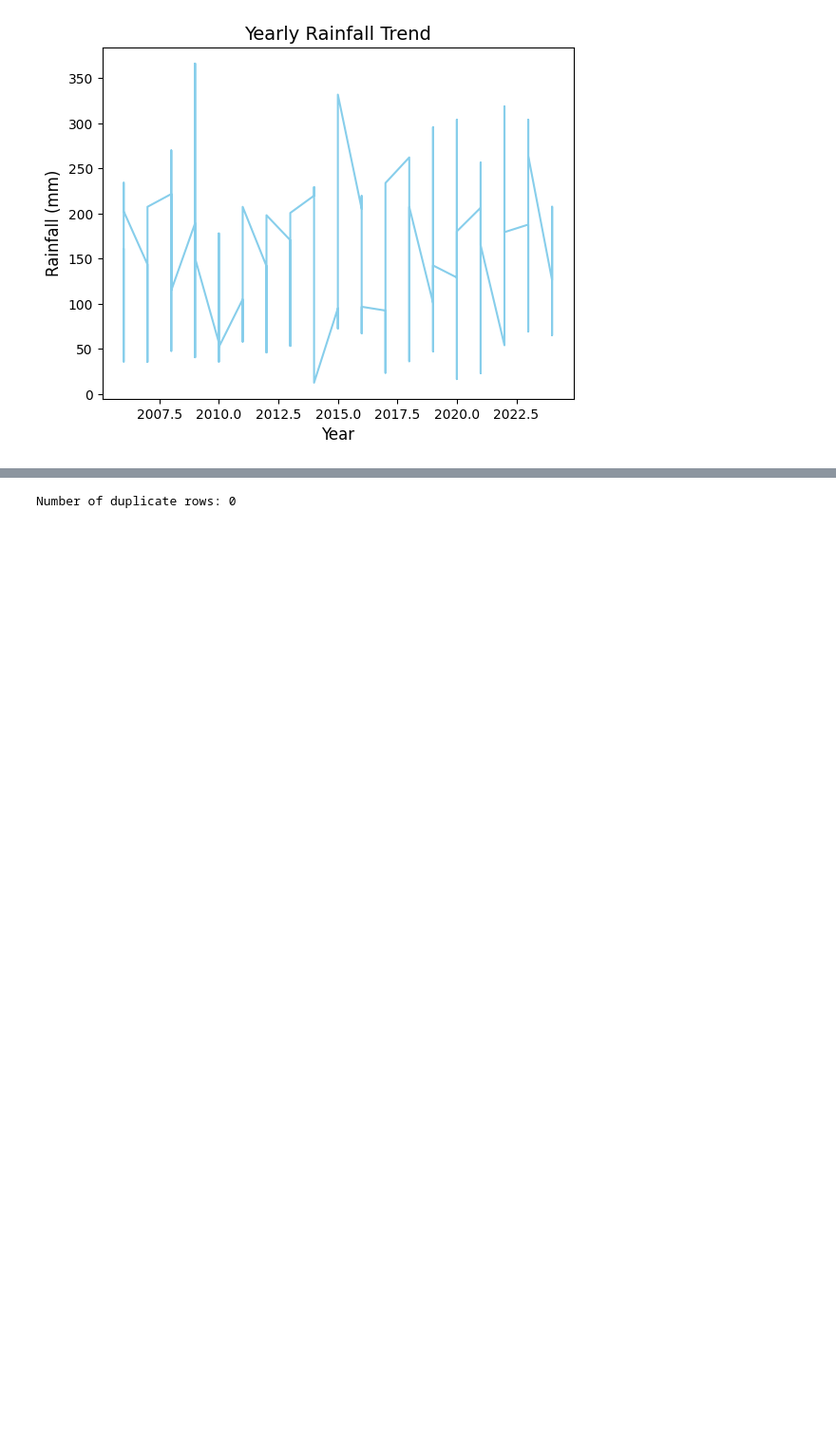
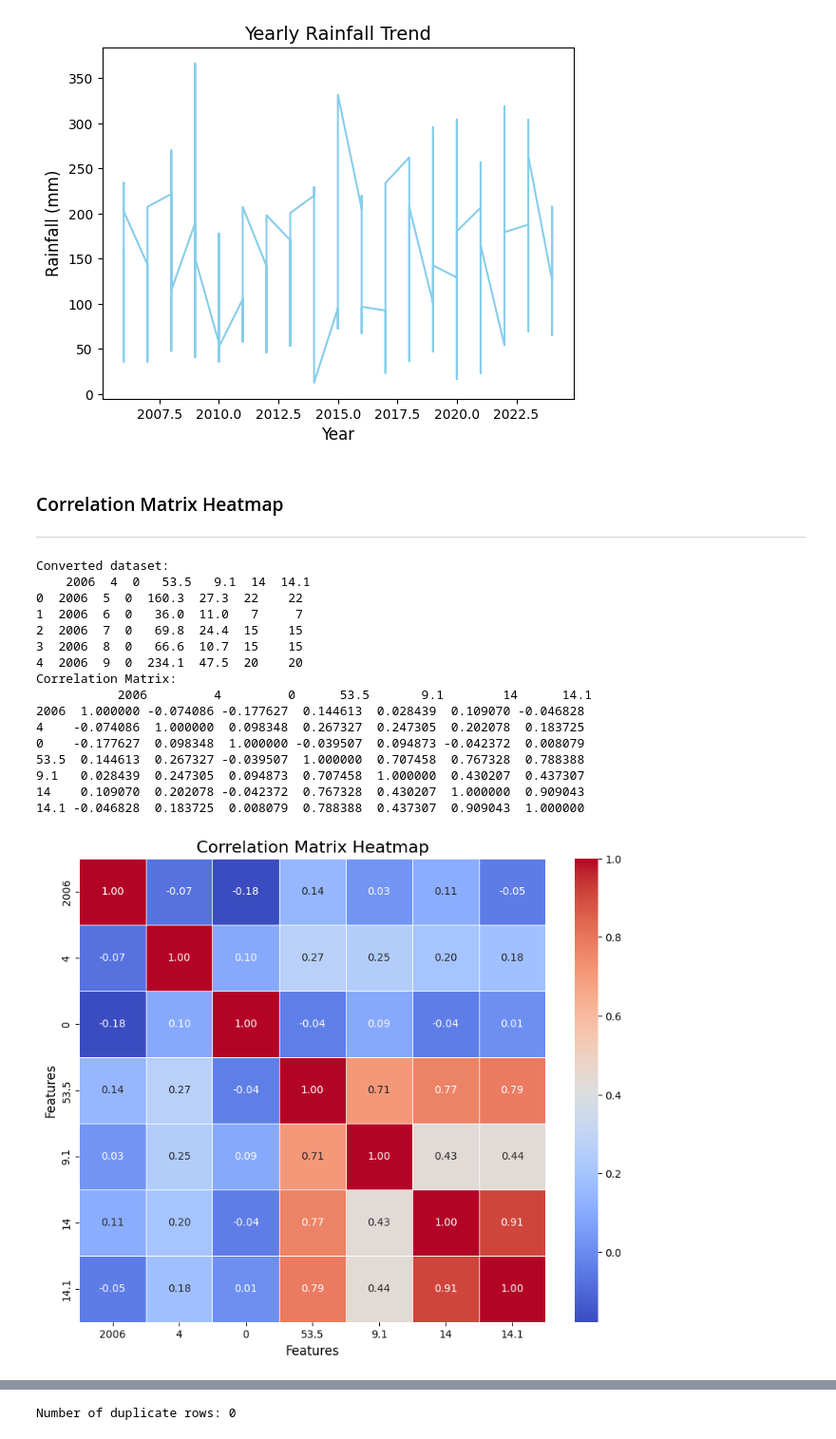
Before and after one commit to CarlosRigueti/Practical-Assignments, a Jupyter notebook: bigproject.ipynb/bigproject.ipynb, the cells around one changed output, grey strips where cells are left out. Shown at 95% size. Saved outputs shown, nothing was run; the diff lists cells and outputs as text; code cells hidden in the pictures; blank space fills up the shorter version.

```diff
--- a/bigproject.ipynb/bigproject.ipynb
+++ b/bigproject.ipynb/bigproject.ipynb
@@ -223,5 +249,51 @@ plt.ylabel("Rainfall (mm)", fontsize=12)
 plt.show()
 # %% [output]
 [figure]
+# %% [markdown]
+### Correlation Matrix Heatmap
+
+***
+# %%
+# Convert columns to numeric, replacing errors with NaN
+df_numeric = df.apply(pd.to_numeric, errors='coerce')
+
+# Check if conversion worked and print the first few rows
+print("Converted dataset:\n", df_numeric.head())
+
+# Compute the correlation matrix for numerical columns
+correlation_matrix = df_numeric.corr()
+
+# Display the correlation matrix
+print("Correlation Matrix:\n", correlation_matrix)
+
+# Visualize the correlation matrix using a heatmap
+plt.figure(figsize=(10, 8))
+sns.heatmap(correlation_matrix, annot=True, cmap='coolwarm', fmt=".2f", linewidths=0.5)
+
+# Add title and labels
+plt.title("Correlation Matrix Heatmap", fontsize=16)
+plt.xlabel("Features", fontsize=12)
+plt.ylabel("Features", fontsize=12)
+
+# Show the plot
+plt.show()
+# %% [output]
+Converted dataset:
+    2006  4  0   53.5   9.1  14  14.1
+0  2006  5  0  160.3  27.3  22    22
+1  2006  6  0   36.0  11.0   7     7
+2  2006  7  0   69.8  24.4  15    15
+3  2006  8  0   66.6  10.7  15    15
+4  2006  9  0  234.1  47.5  20    20
+Correlation Matrix:
+           2006         4         0      53.5       9.1        14      14.1
+2006  1.000000 -0.074086 -0.177627  0.144613  0.028439  0.109070 -0.046828
+4    -0.074086  1.000000  0.098348  0.267327  0.247305  0.202078  0.183725
+0    -0.177627  0.098348  1.000000 -0.039507  0.094873 -0.042372  0.008079
+53.5  0.144613  0.267327 -0.039507  1.000000  0.707458  0.767328  0.788388
+9.1   0.028439  0.247305  0.094873  0.707458  1.000000  0.430207  0.437307
+14    0.109070  0.202078 -0.042372  0.767328  0.430207  1.000000  0.909043
+14.1 -0.046828  0.183725  0.008079  0.788388  0.437307  0.909043  1.000000
+[figure, added]
 # %% [markdown]
 ## Additional Insights
```
Also changed, not shown: parts of 17 cells of this notebook.
